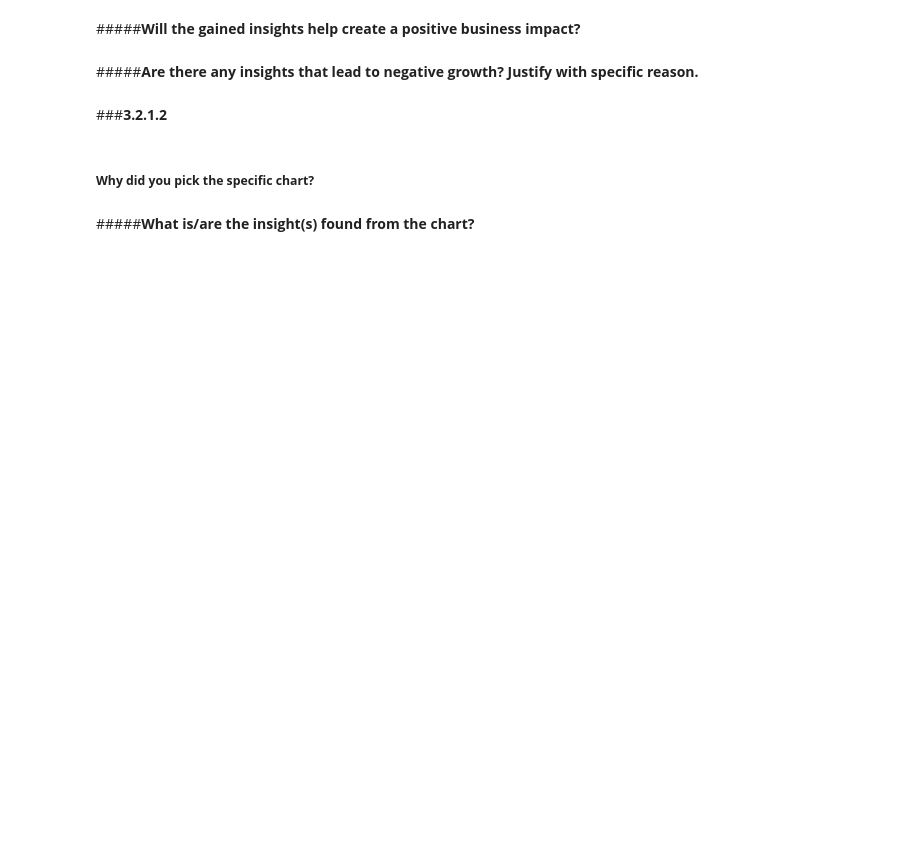
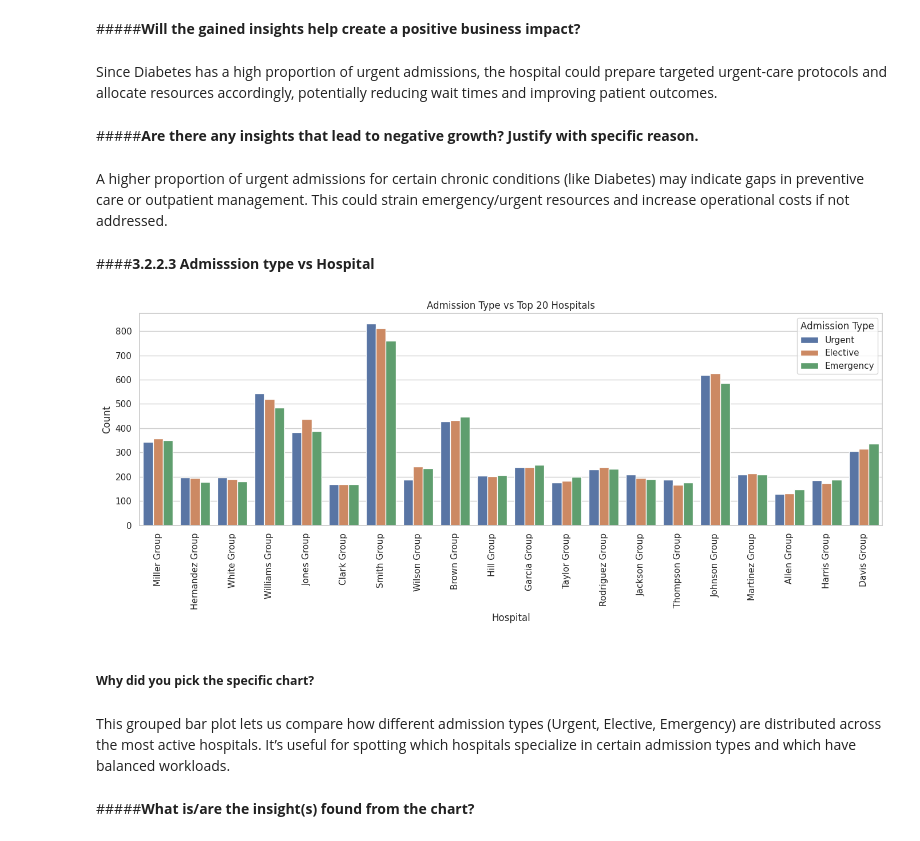
Before and after one commit to Sagarjain93/Healthcare, a Jupyter notebook: Healthcare.ipynb, the cells around one changed output. Cells and saved outputs as stored; diff of their text form; code cells hidden in the pictures; blank space fills up the shorter version.

```diff
--- a/Healthcare.ipynb
+++ b/Healthcare.ipynb
@@ -1678,6 +1711,10 @@ Since all admission types have patients in older age brackets, the hospital may
 # %% [markdown]
 #####**Will the gained insights help create a positive business impact?**
+# %% [markdown]
+Since Diabetes has a high proportion of urgent admissions, the hospital could prepare targeted urgent-care protocols and allocate resources accordingly, potentially reducing wait times and improving patient outcomes.
 # %% [markdown]
 #####**Are there any insights that lead to negative growth? Justify with specific reason.**
+# %% [markdown]
+A higher proportion of urgent admissions for certain chronic conditions (like Diabetes) may indicate gaps in preventive care or outpatient management. This could strain emergency/urgent resources and increase operational costs if not addressed.
 # %% [markdown]
-###**3.2.1.2**
+####**3.2.2.3 Admisssion type vs Hospital**
@@ -1686,4 +1721,22 @@ Since all admission types have patients in older age brackets, the hospital may
+# %%
+#Chart No. 22
+top_20_hospitals = df['hospital'].value_counts().head(20).index
+df_top20 = df[df['hospital'].isin(top_20_hospitals)]
+
+plt.figure(figsize=(14, 6))
+sns.countplot(data=df_top20, x='hospital', hue='admission_type')
+plt.title('Admission Type vs Top 20 Hospitals')
+plt.xlabel('Hospital')
+plt.ylabel('Count')
+plt.legend(title='Admission Type')
+plt.xticks(rotation=90)
+plt.tight_layout()
+plt.show()
+# %% [output]
+[figure, added]
 # %% [markdown]
 ##### **Why did you pick the specific chart?**
+# %% [markdown]
+This grouped bar plot lets us compare how different admission types (Urgent, Elective, Emergency) are distributed across the most active hospitals. It’s useful for spotting which hospitals specialize in certain admission types and which have balanced workloads.
 # %% [markdown]
 #####**What is/are the insight(s) found from the chart?**
```
Also changed, not shown: parts of 21 cells of this notebook.
